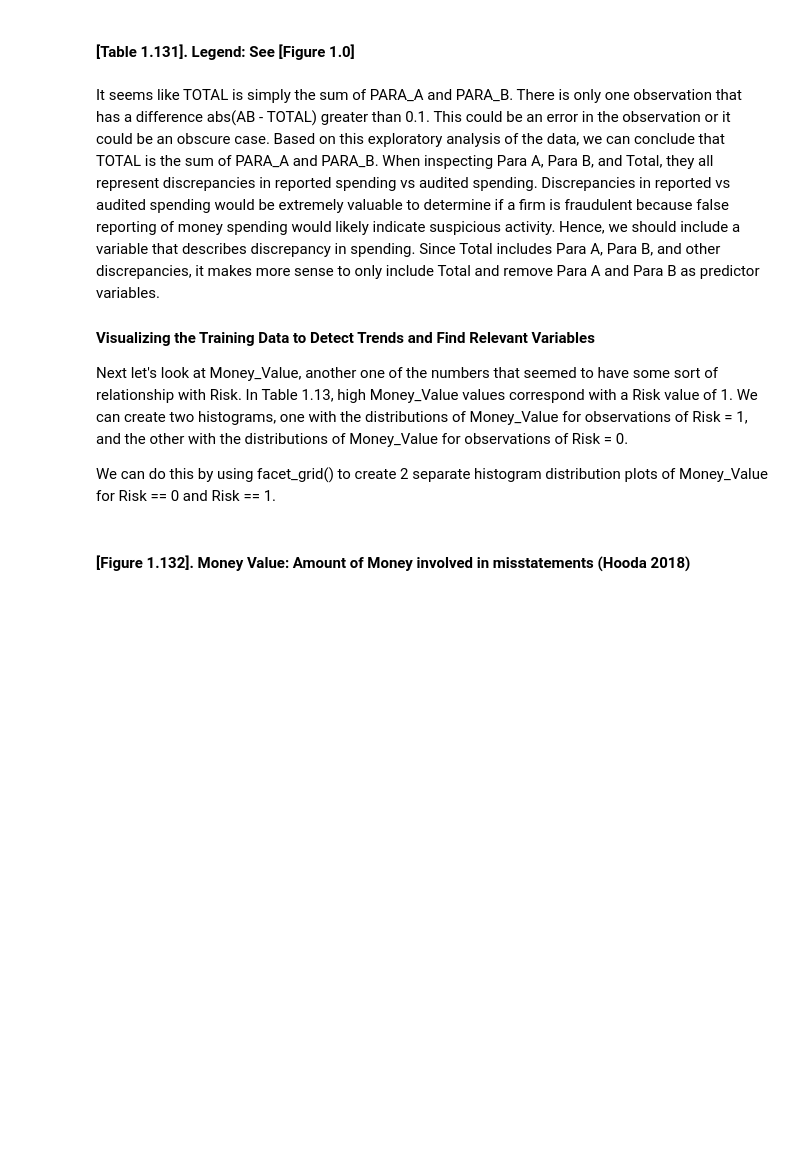
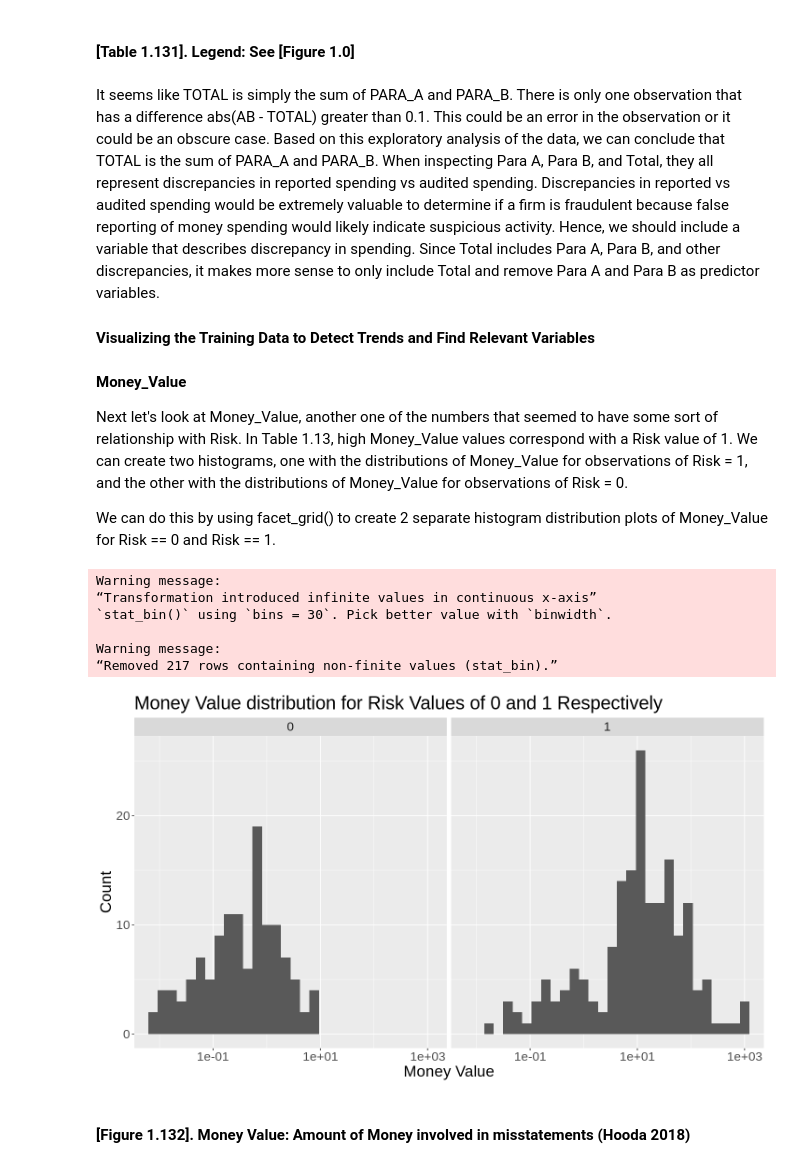
Before and after one commit to stevenning203/dsci100_group_proposal, a Jupyter notebook: report.ipynb, the cells around one changed output. Drawn from its saved outputs; the diff is of its cells as text; code cells hidden in the pictures; blank space fills up the shorter version.

```diff
--- a/report.ipynb
+++ b/report.ipynb
@@ -152,21 +205,32 @@ It seems like TOTAL is simply the sum of PARA_A and PARA_B. There is only one ob
 
 #### Visualizing the Training Data to Detect Trends and Find Relevant Variables
 
+#### Money_Value
+
 Next let's look at Money_Value, another one of the numbers that seemed to have some sort of relationship with Risk. In Table 1.13, high Money_Value values correspond with a Risk value of 1. We can create two histograms, one with the distributions of Money_Value for observations of Risk = 1, and the other with the distributions of Money_Value for observations of Risk = 0.
 
 We can do this by using facet_grid() to create 2 separate histogram distribution plots of Money_Value for Risk == 0 and Risk == 1.
 # %%
 options(repr.plot.width = 12, repr.plot.height = 7)
 
 money_value_plot <- audit_consider %>%
 ggplot(aes(x = Money_Value)) +
 facet_grid(. ~ Risk) +
 geom_histogram() +
 labs(x = "Money Value", y = "Count") +
 ggtitle("Money Value distribution for Risk Values of 0 and 1 Respectively") +
-theme(text = element_text(size = 20))
+theme(text = element_text(size = 20)) +
+scale_x_log10()
 
 money_value_plot
+# %% [output]
+Warning message:
+“Transformation introduced infinite values in continuous x-axis”
+`stat_bin()` using `bins = 30`. Pick better value with `binwidth`.
+
+Warning message:
+“Removed 217 rows containing non-finite values (stat_bin).”
+[figure, added]
 # %% [markdown]
 #### [Figure 1.132]. Money Value: Amount of Money involved in misstatements (Hooda 2018)
 # %% [markdown]
```
Also changed, not shown: parts of 51 cells of this notebook.
